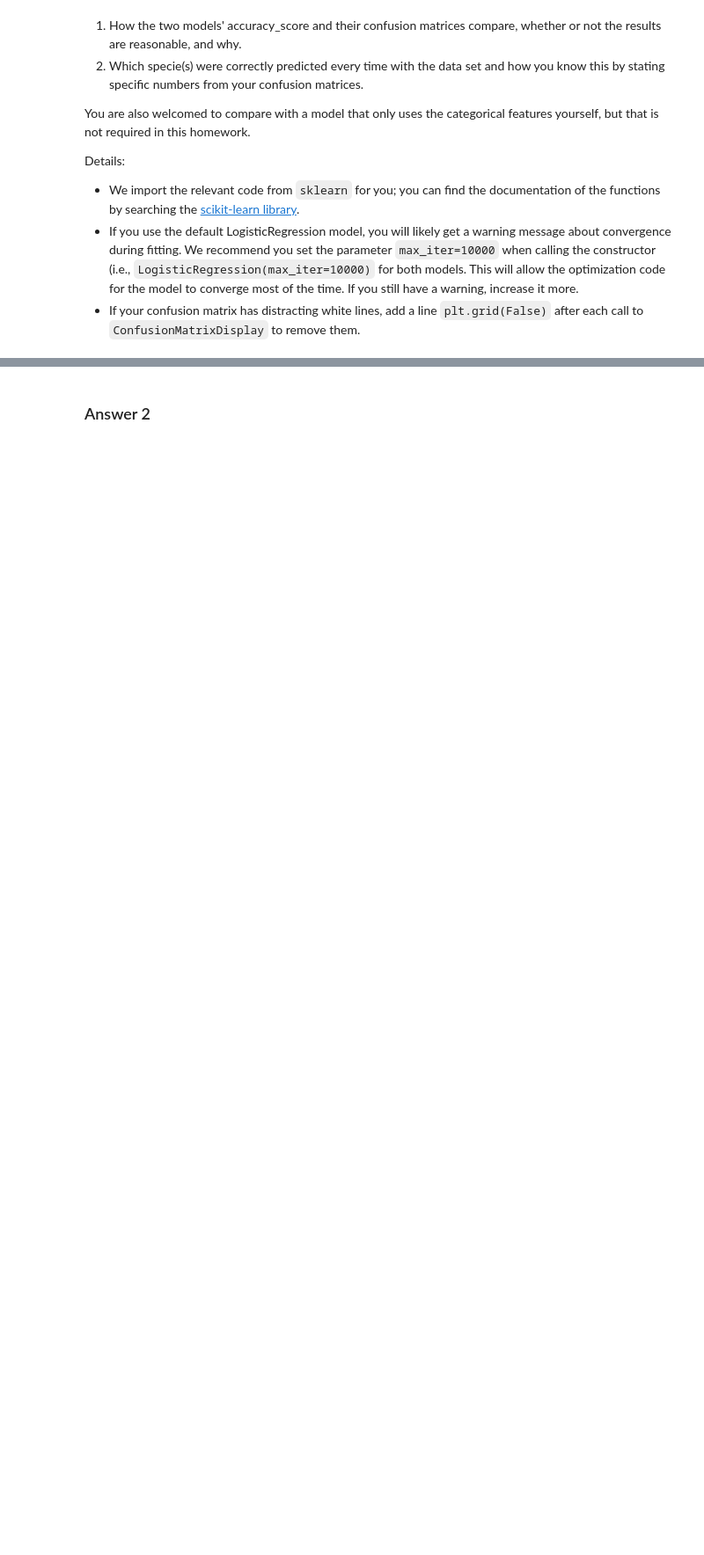
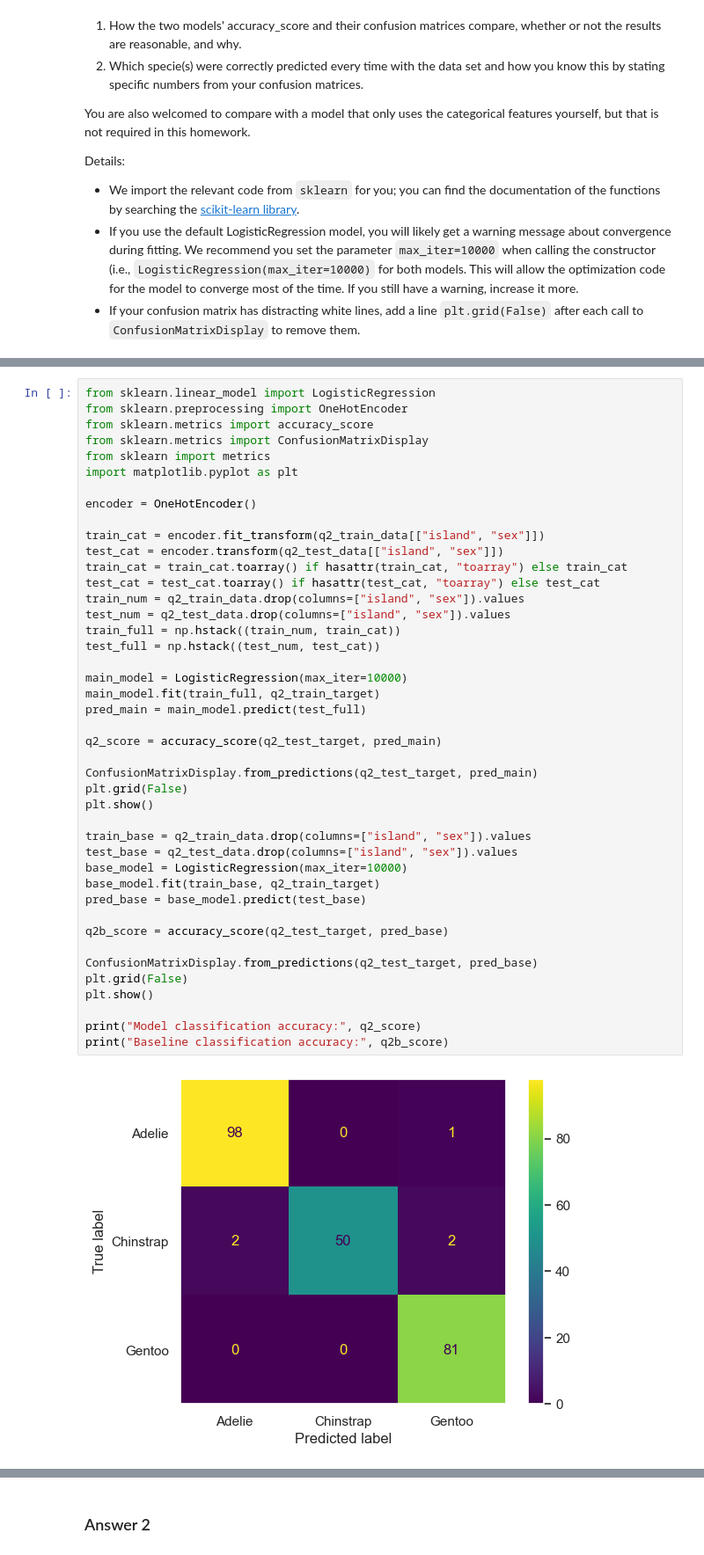
Before and after one commit to zoraizmohammad/cs216, a Jupyter notebook: hw8/homework08.ipynb, the cells around one changed output, grey strips where cells are left out. Shown at 88% size. Drawn from its saved outputs; the diff is of its cells as text; blank space fills up the shorter version.

```diff
--- a/hw8/homework08.ipynb
+++ b/hw8/homework08.ipynb
@@ -264,0 +244,45 @@ Baseline classification accuracy: Ellipsis
+# %%
+from sklearn.linear_model import LogisticRegression
+from sklearn.preprocessing import OneHotEncoder
+from sklearn.metrics import accuracy_score
+from sklearn.metrics import ConfusionMatrixDisplay
+from sklearn import metrics
+import matplotlib.pyplot as plt
+
+encoder = OneHotEncoder()
+
+train_cat = encoder.fit_transform(q2_train_data[["island", "sex"]])
+test_cat = encoder.transform(q2_test_data[["island", "sex"]])
+train_cat = train_cat.toarray() if hasattr(train_cat, "toarray") else train_cat
+test_cat = test_cat.toarray() if hasattr(test_cat, "toarray") else test_cat
+train_num = q2_train_data.drop(columns=["island", "sex"]).values
+test_num = q2_test_data.drop(columns=["island", "sex"]).values
+train_full = np.hstack((train_num, train_cat))
+test_full = np.hstack((test_num, test_cat))
+
+main_model = LogisticRegression(max_iter=10000)
+main_model.fit(train_full, q2_train_target)
+pred_main = main_model.predict(test_full)
+
+q2_score = accuracy_score(q2_test_target, pred_main)
+
+ConfusionMatrixDisplay.from_predictions(q2_test_target, pred_main)
+plt.grid(False)
+plt.show()
+
+train_base = q2_train_data.drop(columns=["island", "sex"]).values
+test_base = q2_test_data.drop(columns=["island", "sex"]).values
+base_model = LogisticRegression(max_iter=10000)
+base_model.fit(train_base, q2_train_target)
+pred_base = base_model.predict(test_base)
+
+q2b_score = accuracy_score(q2_test_target, pred_base)
+
+ConfusionMatrixDisplay.from_predictions(q2_test_target, pred_base)
+plt.grid(False)
+plt.show()
+
+print("Model classification accuracy:", q2_score)
+print("Baseline classification accuracy:", q2b_score)
+# %% [output]
+[figure, added]
```
Also changed, not shown: parts of 18 cells of this notebook, 3 other files.
